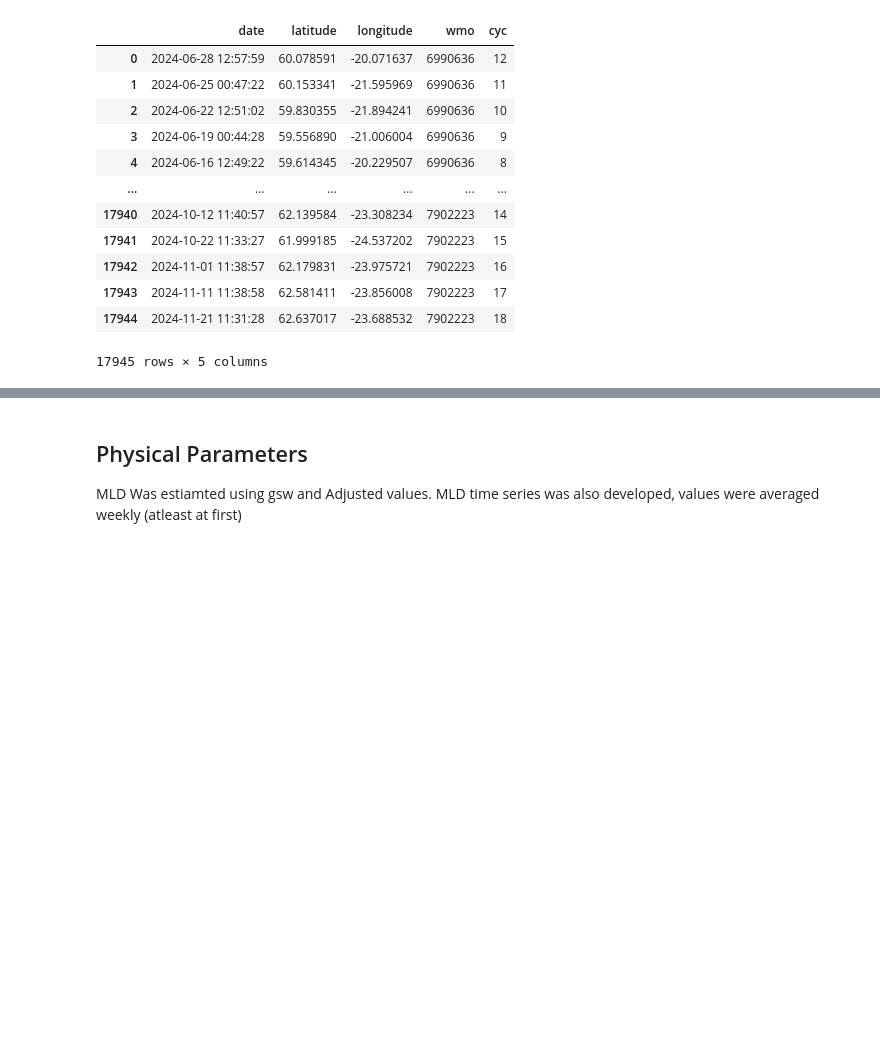
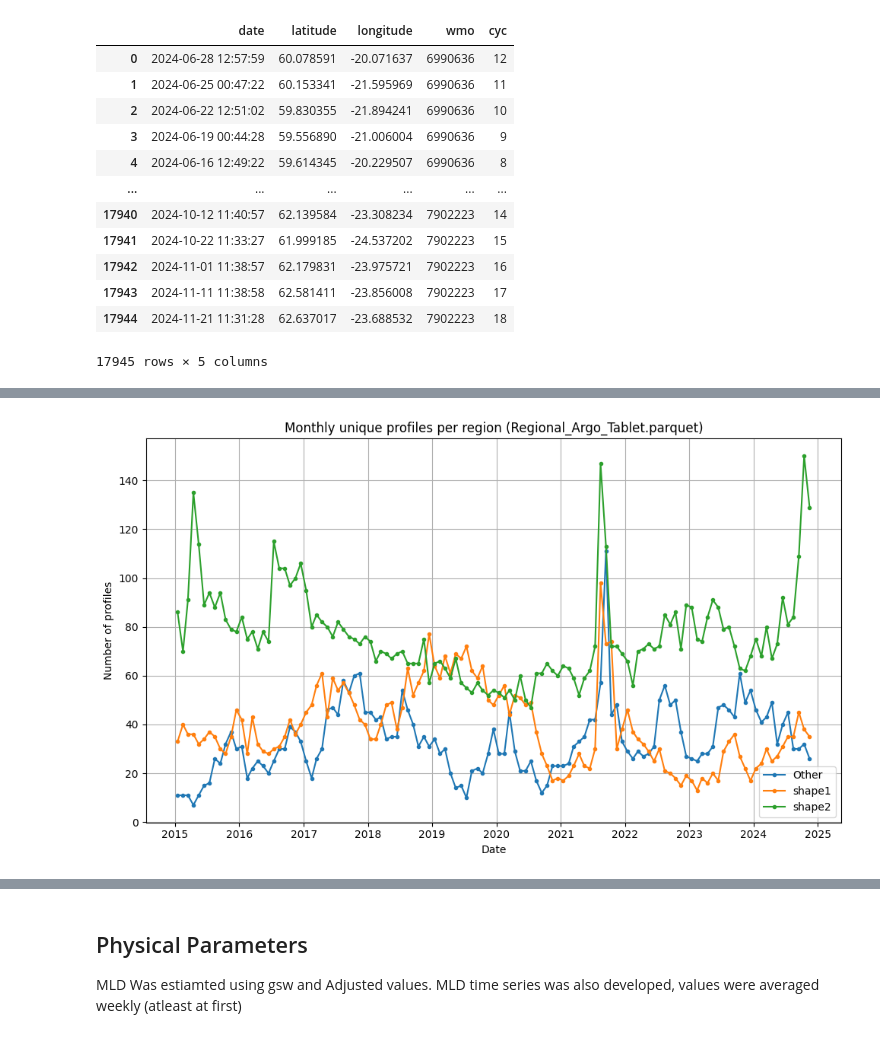
Before and after one commit to ROYVNZ/Mas, a Jupyter notebook: scripts/Argo_Physical_Analysis.ipynb, the cells around one changed output, grey strips where cells are left out. Saved outputs shown, nothing was run; the diff lists cells and outputs as text; code cells hidden in the pictures; blank space fills up the shorter version.

```diff
--- a/scripts/Argo_Physical_Analysis.ipynb
+++ b/scripts/Argo_Physical_Analysis.ipynb
@@ -498,0 +504,9 @@ shape: (5, 26)
+# %%
+%%time
+# f = DataFetcher(ds='bgc', mode='expert', params='all', parallel=True, progress=True).region(BOX).load()  # Fetch everything !
+f = DataFetcher(ds='bgc', mode='expert', params='all',
+                parallel=True, progress=True, cache=False,
+                chunks_maxsize={'time': 30},
+               )
+f = f.region(BOX).load()
+f
@@ -498,0 +589,4 @@ shape: (5, 26)
+# %%
+df = pl.read_parquet('../data/argo/Region/Regional_BGC-Argo_Tablet.parquet')
+
+df.head()
@@ -741,0 +775,86 @@ plt.show()
+# %%
+# --- Quick check: number of unique profiles per region for BOTH datasets ---
+
+from pathlib import Path
+import pandas as pd
+import matplotlib.pyplot as plt
+
+# Files to analyze
+parquets = [
+    Path("../data/argo/Region/Regional_Argo_Tablet.parquet"),
+    Path("../data/argo/Region/Regional_BGC-Argo_Tablet.parquet"),
+]
+
+# Columns (adjust if needed)
+COL_TIME = "TIME"
+COL_PLATFORM = "PLATFORM_NUMBER"
+COL_CYCLE = "CYCLE_NUMBER"
+COL_REGION = "region"
+
+for parquet_path in parquets:
+    print(f"\n===== {parquet_path.name} =====")
+    df = pd.read_parquet(parquet_path)
+
+    # --- Parse datetime ---
+    df[COL_TIME] = pd.to_datetime(df[COL_TIME], errors="coerce", utc=True).dt.tz_convert(None)
+    print("TIME range:", df[COL_TIME].min(), "→", df[COL_TIME].max())
+
+    # --- Each (platform, cycle, region) = one profile ---
+    profiles = df.drop_duplicates(subset=[COL_PLATFORM, COL_CYCLE, COL_REGION]).copy()
+
+    # --- Extract year / month / ISO week ---
+    profiles["year"] = profiles[COL_TIME].dt.year
+    profiles["month"] = profiles[COL_TIME].dt.month
+    profiles["week"] = profiles[COL_TIME].dt.isocalendar().week.astype(int)
+
+    # --- Count profiles per region ---
+    monthly_counts = (
+        profiles.groupby(["region", "year", "month"], dropna=False)
+        .size()
+        .reset_index(name="profile_count")
+        .sort_values(["region", "year", "month"])
+    )
+
+    weekly_counts = (
+        profiles.groupby(["region", "year", "week"], dropna=False)
+        .size()
+        .reset_index(name="profile_count")
+        .sort_values(["region", "year", "week"])
+    )
+
+    display(monthly_counts.head(10))
+    display(weekly_counts.head(10))
+
+    # --- Monthly plot ---
+    plt.figure(figsize=(10, 6))
+    for region, group in monthly_counts.groupby("region", dropna=False):
+        # Plot at mid-month
+        dates = pd.to_datetime(group["year"].astype(str) + "-" + group["month"].astype(str) + "-15")
+        label = "NaN" if pd.isna(region) else region
+        plt.plot(dates, group["profile_count"], marker="o", ms=3, label=label)
+    plt.title(f"Monthly unique profiles per region ({parquet_path.name})")
+    plt.xlabel("Date")
+    plt.ylabel("Number of profiles")
+    plt.legend()
+    plt.grid(True)
+    plt.tight_layout()
+    plt.show()
+
+    # --- Weekly plot ---
+    plt.figure(figsize=(12, 6))
+    for region, group in weekly_counts.groupby("region", dropna=False):
+        # Monday of the ISO week
+        dates = pd.to_datetime(
+            group["year"].astype(str) + "-W" + group["week"].astype(str) + "-1",
+            format="%G-W%V-%u",
+        )
+        label = "NaN" if pd.isna(region) else region
+        plt.plot(dates, group["profile_count"], linewidth=1, label=label)
+    plt.title(f"Weekly unique profiles per region ({parquet_path.name})")
+    plt.xlabel("Week (Monday)")
+    plt.ylabel("Number of profiles")
+    plt.legend()
+    plt.grid(True)
+    plt.tight_layout()
+    plt.show()
+# %% [output]
@@ -741,0 +885 @@ plt.show()
+[figure, added]
```
Also changed, not shown: parts of 28 cells of this notebook.
